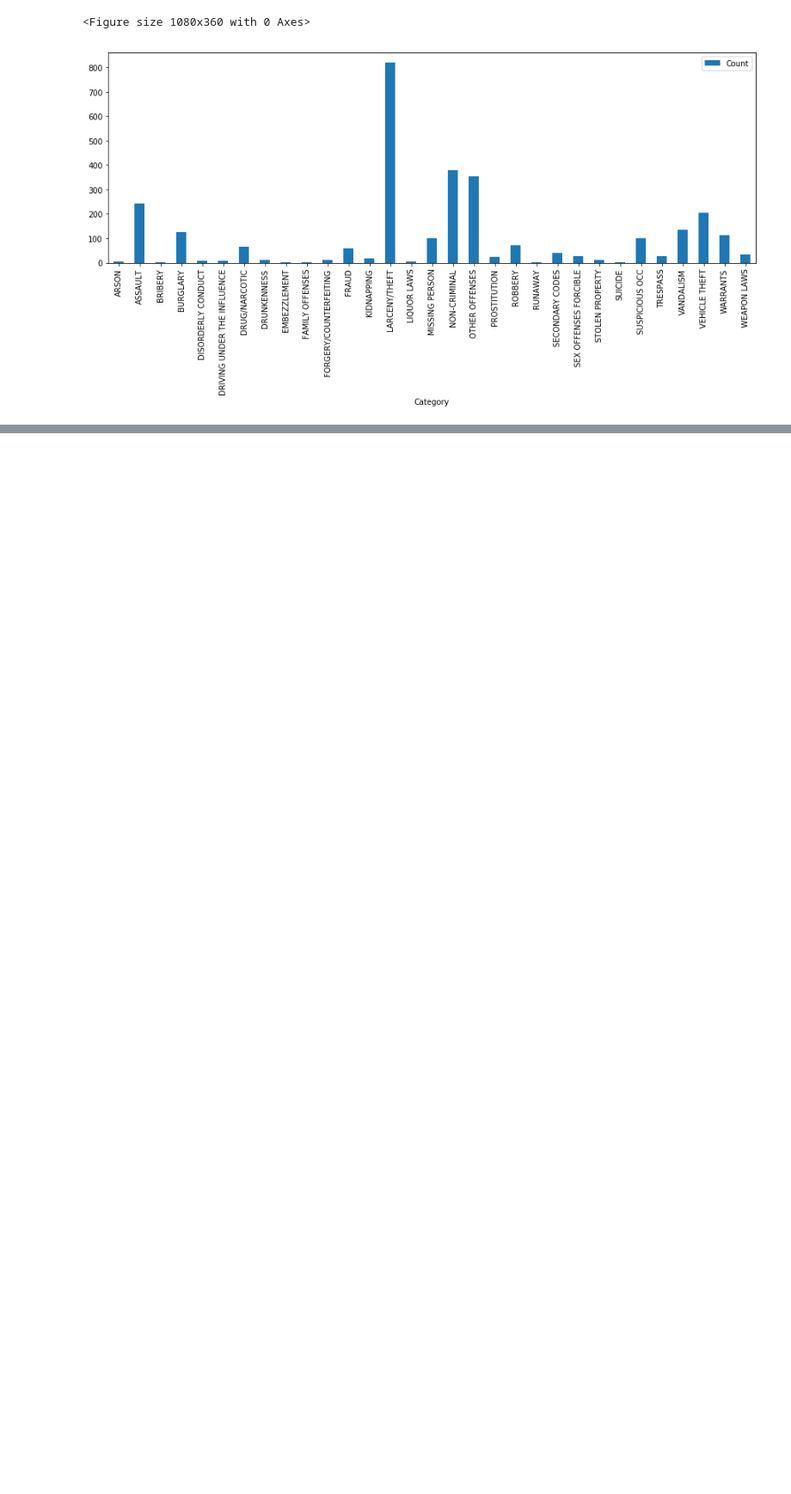
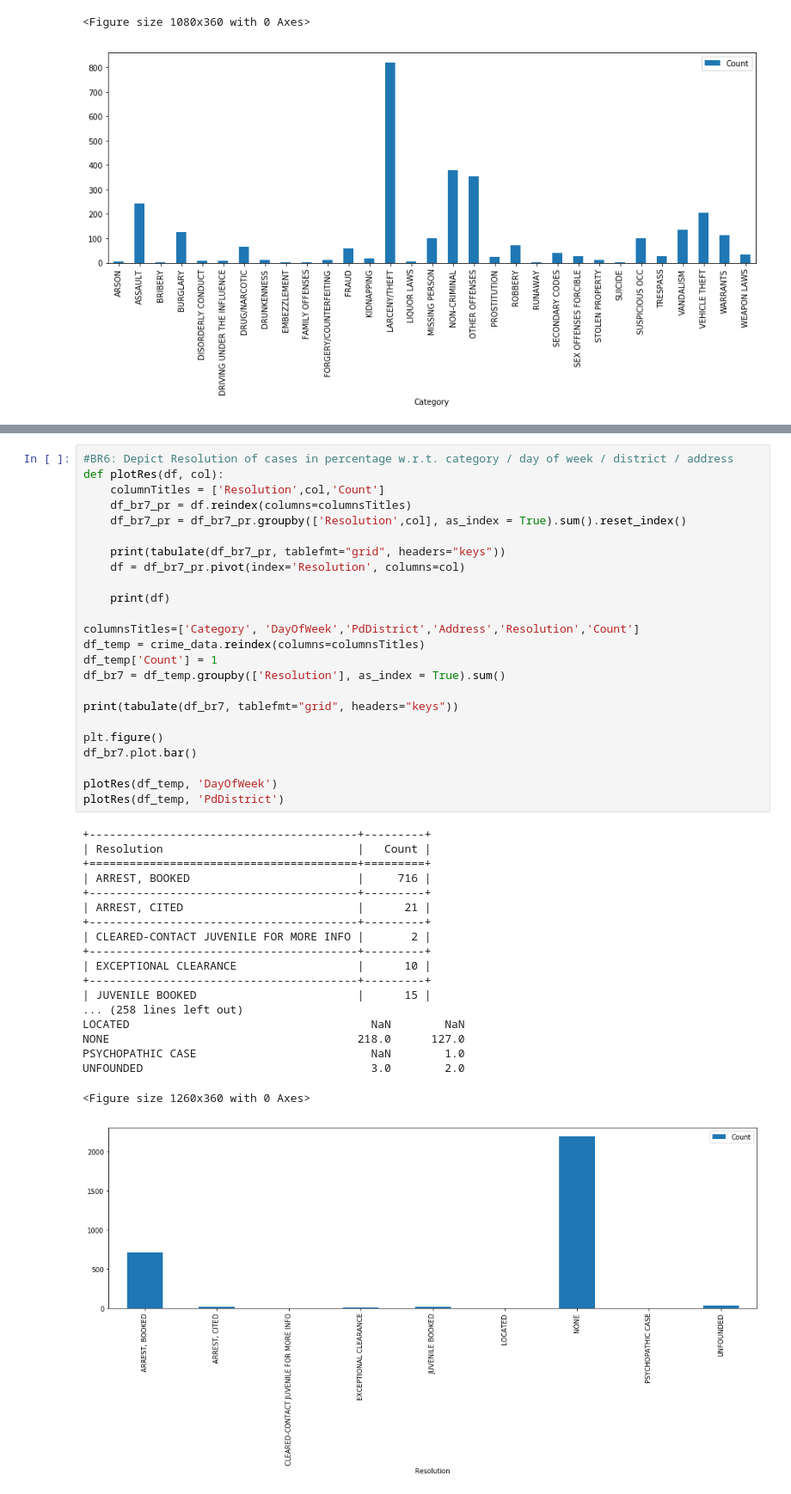
Before and after one commit to sandeepkundala/data-analytics, a Jupyter notebook: Monitoring Analytics/Crime_Monitoring.ipynb, the cells around one changed output, grey strips where cells are left out. Shown: that part at 86% size. Drawn from its saved outputs; the diff is of its cells as text; blank space fills up the shorter version.

```diff
--- a/Monitoring Analytics/Crime_Monitoring.ipynb
+++ b/Monitoring Analytics/Crime_Monitoring.ipynb
@@ -61,0 +250,44 @@ print(tabulate(df_br1, tablefmt="grid", headers="keys"))
+# %%
+#BR6: Depict Resolution of cases in percentage w.r.t. category / day of week / district / address
+def plotRes(df, col):
+    columnTitles = ['Resolution',col,'Count']
+    df_br7_pr = df.reindex(columns=columnsTitles)
+    df_br7_pr = df_br7_pr.groupby(['Resolution',col], as_index = True).sum().reset_index()
+
+    print(tabulate(df_br7_pr, tablefmt="grid", headers="keys"))
+    df = df_br7_pr.pivot(index='Resolution', columns=col)
+
+    print(df)
+
+columnsTitles=['Category', 'DayOfWeek','PdDistrict','Address','Resolution','Count']
+df_temp = crime_data.reindex(columns=columnsTitles)
+df_temp['Count'] = 1
+df_br7 = df_temp.groupby(['Resolution'], as_index = True).sum()
+
+print(tabulate(df_br7, tablefmt="grid", headers="keys"))
+
+plt.figure()
+df_br7.plot.bar()
+
+plotRes(df_temp, 'DayOfWeek')
+plotRes(df_temp, 'PdDistrict')
+# %% [output]
++----------------------------------------+---------+
+| Resolution                             |   Count |
++========================================+=========+
+| ARREST, BOOKED                         |     716 |
++----------------------------------------+---------+
+| ARREST, CITED                          |      21 |
++----------------------------------------+---------+
+| CLEARED-CONTACT JUVENILE FOR MORE INFO |       2 |
++----------------------------------------+---------+
+| EXCEPTIONAL CLEARANCE                  |      10 |
++----------------------------------------+---------+
+| JUVENILE BOOKED                        |      15 |
+... (258 lines left out)
+LOCATED                                    NaN        NaN
+NONE                                     218.0      127.0
+PSYCHOPATHIC CASE                          NaN        1.0
+UNFOUNDED                                  3.0        2.0
+<Figure size 1260x360 with 0 Axes>
+[figure, added]
```
Also changed, not shown: parts of 4 cells of this notebook.
